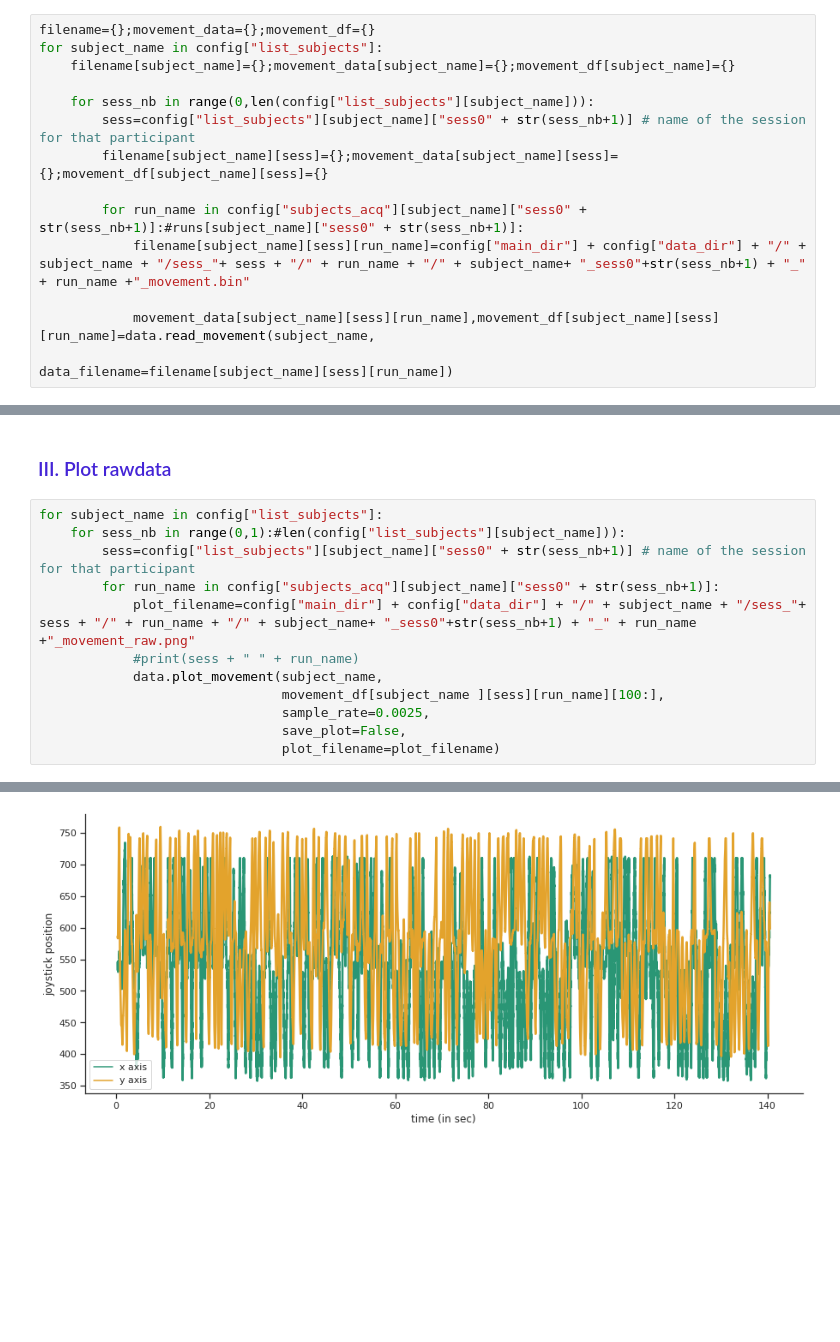
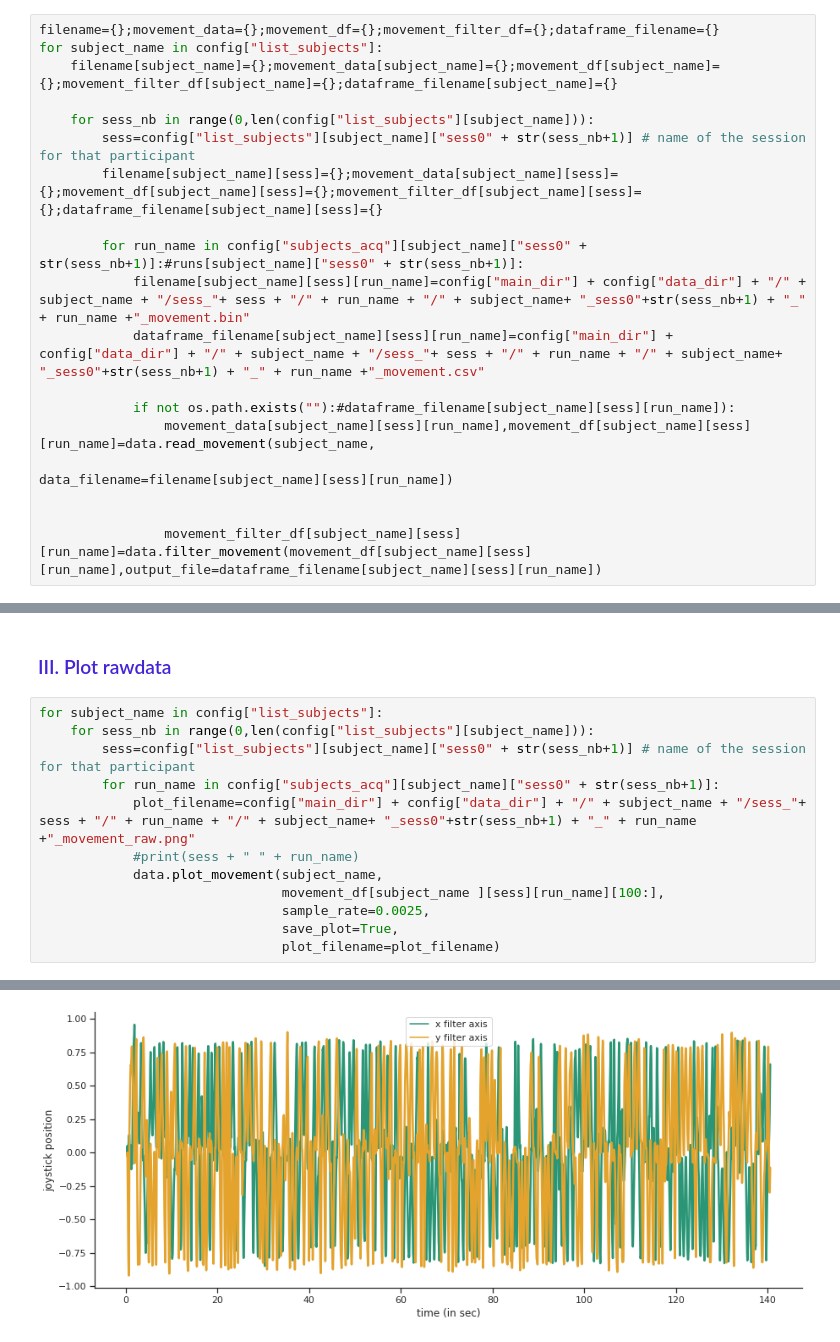
Before and after one commit to CarolineLndl/pilot_project_MAMSL_analyses, a Jupyter notebook: notebook/1_convert_data.ipynb, the cells around one changed output, grey strips where cells are left out. Cells and saved outputs as stored; diff of their text form; blank space fills up the shorter version.

```diff
--- a/notebook/1_convert_data.ipynb
+++ b/notebook/1_convert_data.ipynb
@@ -29,16 +29,21 @@ Data for subjects sub-001 can be found here: /cerebro/cerebro1/dataset/caroline/
 # %% [markdown]
  ### <font color=#4424D6> II. Read raw data </font >
 # %%
-filename={};movement_data={};movement_df={}
+filename={};movement_data={};movement_df={};movement_filter_df={};dataframe_filename={}
 for subject_name in config["list_subjects"]:
-    filename[subject_name]={};movement_data[subject_name]={};movement_df[subject_name]={}
+    filename[subject_name]={};movement_data[subject_name]={};movement_df[subject_name]={};movement_filter_df[subject_name]={};dataframe_filename[subject_name]={}
 
     for sess_nb in range(0,len(config["list_subjects"][subject_name])):
         sess=config["list_subjects"][subject_name]["sess0" + str(sess_nb+1)] # name of the session for that participant
-        filename[subject_name][sess]={};movement_data[subject_name][sess]={};movement_df[subject_name][sess]={}
+        filename[subject_name][sess]={};movement_data[subject_name][sess]={};movement_df[subject_name][sess]={};movement_filter_df[subject_name][sess]={};dataframe_filename[subject_name][sess]={}
 
         for run_name in config["subjects_acq"][subject_name]["sess0" + str(sess_nb+1)]:#runs[subject_name]["sess0" + str(sess_nb+1)]:
             filename[subject_name][sess][run_name]=config["main_dir"] + config["data_dir"] + "/" + subject_name + "/sess_"+ sess + "/" + run_name + "/" + subject_name+ "_sess0"+str(sess_nb+1) + "_" + run_name +"_movement.bin"
+            dataframe_filename[subject_name][sess][run_name]=config["main_dir"] + config["data_dir"] + "/" + subject_name + "/sess_"+ sess + "/" + run_name + "/" + subject_name+ "_sess0"+str(sess_nb+1) + "_" + run_name +"_movement.csv"
 
-            movement_data[subject_name][sess][run_name],movement_df[subject_name][sess][run_name]=data.read_movement(subject_name,
+            if not os.path.exists(""):#dataframe_filename[subject_name][sess][run_name]):
+                movement_data[subject_name][sess][run_name],movement_df[subject_name][sess][run_name]=data.read_movement(subject_name,
                                                                                                                      data_filename=filename[subject_name][sess][run_name])
+
+
+                movement_filter_df[subject_name][sess][run_name]=data.filter_movement(movement_df[subject_name][sess][run_name],output_file=dataframe_filename[subject_name][sess][run_name])
@@ -79,7 +63,7 @@ plt.show()
  ### <font color=#4424D6> III. Plot rawdata </font >
 # %%
 for subject_name in config["list_subjects"]:
-    for sess_nb in range(0,1):#len(config["list_subjects"][subject_name])):
+    for sess_nb in range(0,len(config["list_subjects"][subject_name])):
         sess=config["list_subjects"][subject_name]["sess0" + str(sess_nb+1)] # name of the session for that participant
         for run_name in config["subjects_acq"][subject_name]["sess0" + str(sess_nb+1)]:
             plot_filename=config["main_dir"] + config["data_dir"] + "/" + subject_name + "/sess_"+ sess + "/" + run_name + "/" + subject_name+ "_sess0"+str(sess_nb+1) + "_" + run_name +"_movement_raw.png"
@@ -87,6 +71,6 @@ for subject_name in config["list_subjects"]:
             data.plot_movement(subject_name,
                                movement_df[subject_name ][sess][run_name][100:],
                                sample_rate=0.0025,
-                               save_plot=False,
+                               save_plot=True,
                                plot_filename=plot_filename)
 # %% [output]
@@ -97 +81 @@ for subject_name in config["list_subjects"]:
-[figure, old version]
+[figure, new version]
```
Also changed, not shown: parts of 6 cells of this notebook, 6 other files.
